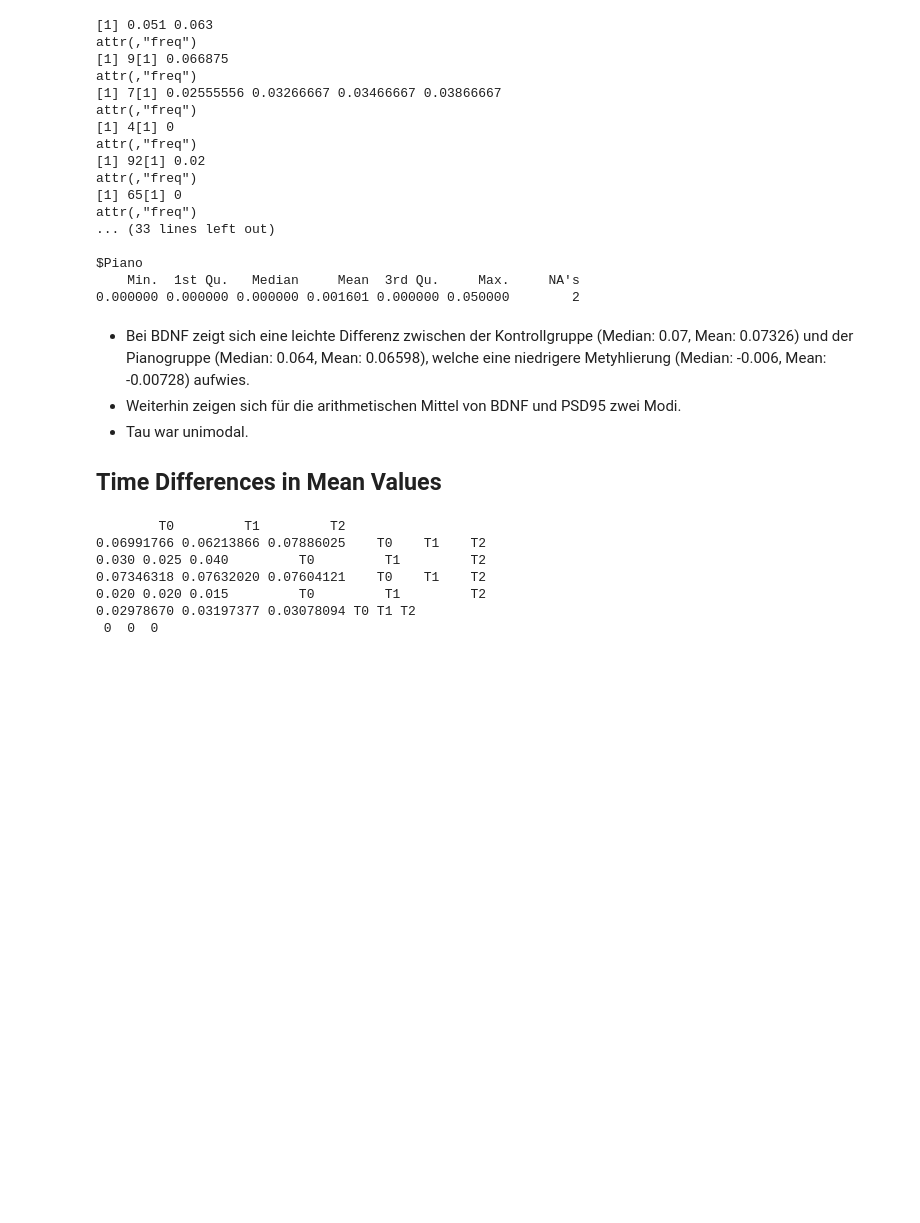
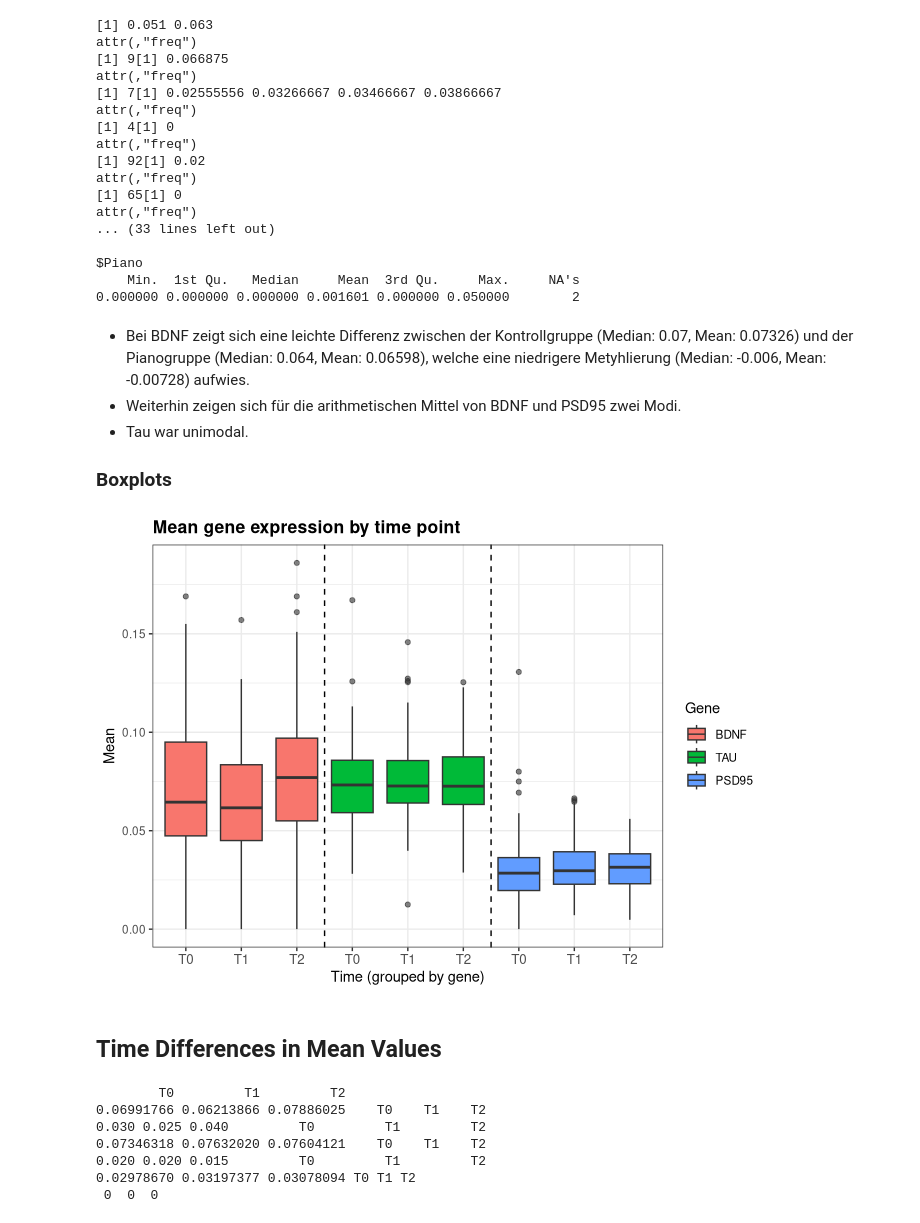
Before and after one commit to JKobi-med/TBM-R-Analysis, a Jupyter notebook: notebooks/eda.embed.ipynb, the cells around one changed output. Drawn from its saved outputs; the diff is of its cells as text; code cells hidden in the pictures; blank space fills up the shorter version.

Commit message:
Demographics, Sequencing metadata, Methylation pattern description per overall and per gene and CpG + new Plots added, restructured

```diff
--- a/notebooks/eda.embed.ipynb
+++ b/notebooks/eda.embed.ipynb
@@ -804,7 +804,65 @@ $Piano
     PSD95 zwei Modi.
 -   Tau war unimodal.
 
-## Time Differences in Mean Values
+### Boxplots
+# %%
+#| label: fig-boxplots-genes
+#| fig-cap: "Boxplots of gene expression means by time point and gene."
+
+library(dplyr)
+library(ggplot2)
+
+all_long <- bind_rows(
+  bdnf_mean  %>% mutate(Gene = "BDNF"),
+  tau_mean   %>% mutate(Gene = "TAU"),
+  psd95_mean %>% mutate(Gene = "PSD95")
+) %>%
+  mutate(
+    Zeitpunkt = factor(Zeitpunkt, levels = c("T0","T1","T2")),
+    Gene = factor(Gene, levels = c("BDNF","TAU","PSD95")),
+    GeneTime = factor(
+      paste(Gene, Zeitpunkt, sep = "_"),
+      levels = c("BDNF_T0","BDNF_T1","BDNF_T2",
+                 "TAU_T0","TAU_T1","TAU_T2",
+                 "PSD95_T0","PSD95_T1","PSD95_T2")
+    )
+  )
+
+x <- library(dplyr)
+library(ggplot2)
+
+all_long <- bind_rows(
+  bdnf_mean  %>% mutate(Gene = "BDNF"),
+  tau_mean   %>% mutate(Gene = "TAU"),
+  psd95_mean %>% mutate(Gene = "PSD95")
+) %>%
+  mutate(
+    Zeitpunkt = factor(Zeitpunkt, levels = c("T0","T1","T2")),
+    Gene = factor(Gene, levels = c("BDNF","TAU","PSD95")),
+    GeneTime = factor(
+      paste(Gene, Zeitpunkt, sep = "_"),
+      levels = c("BDNF_T0","BDNF_T1","BDNF_T2",
+                 "TAU_T0","TAU_T1","TAU_T2",
+                 "PSD95_T0","PSD95_T1","PSD95_T2")
+    )
+  )
+
+x <- ggplot(all_long, aes(x = GeneTime, y = Mean, fill = Gene)) +
+  geom_boxplot(na.rm = TRUE, outlier.alpha = 0.6) +
+  geom_vline(xintercept = c(3.5, 6.5), linetype = 2) +
+  scale_x_discrete(labels = rep(c("T0","T1","T2"), 3)) +
+  labs(title = "Mean gene expression by time point", x = "Time (grouped by gene)", y = "Mean", fill = "Gene") +
+  theme_bw() +
+  theme(
+    axis.text.x = element_text(size = 10),
+    plot.title = element_text(face = "bold")
+  )
+
+x
+# %% [output]
+[figure, added]
+# %% [markdown]
+## Time Differences in Mean Values
 # %%
 #| label: time-differences
 # Methylierung: PSD95 < Tau < BDNF
```
Also changed, not shown: 16 other files.
